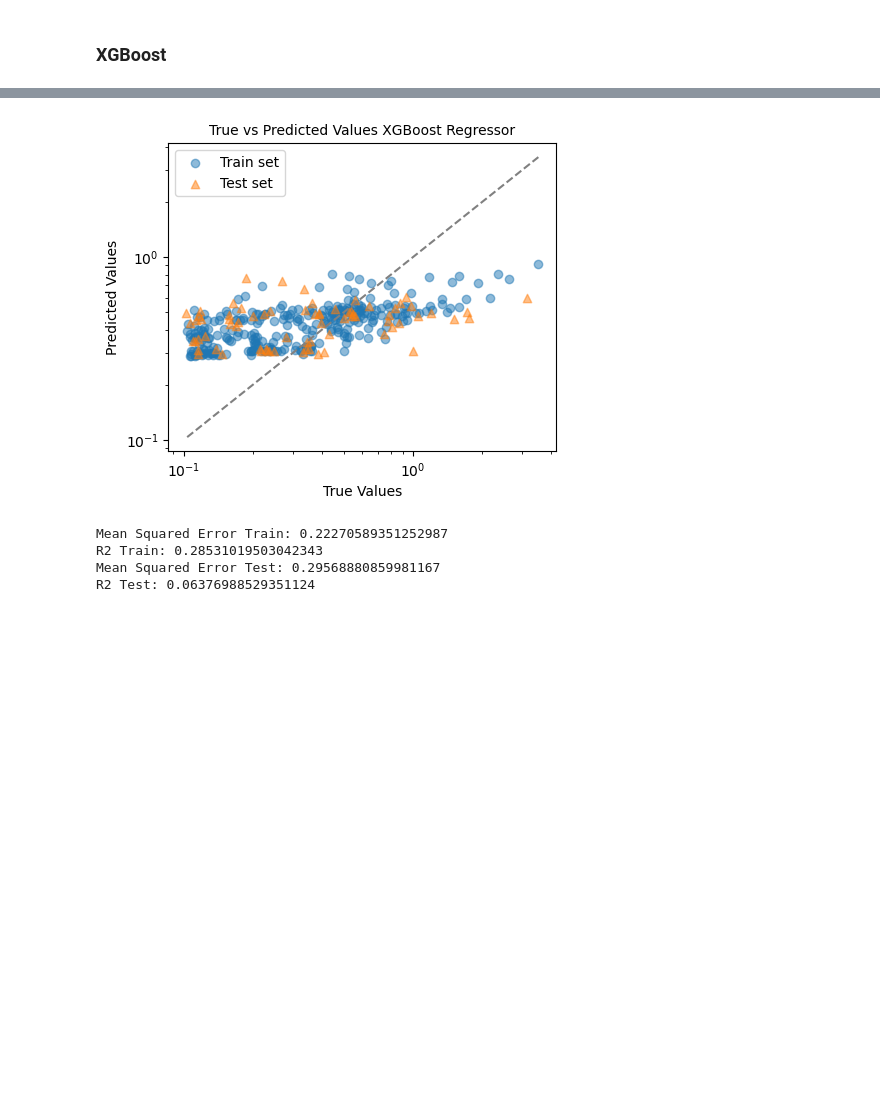
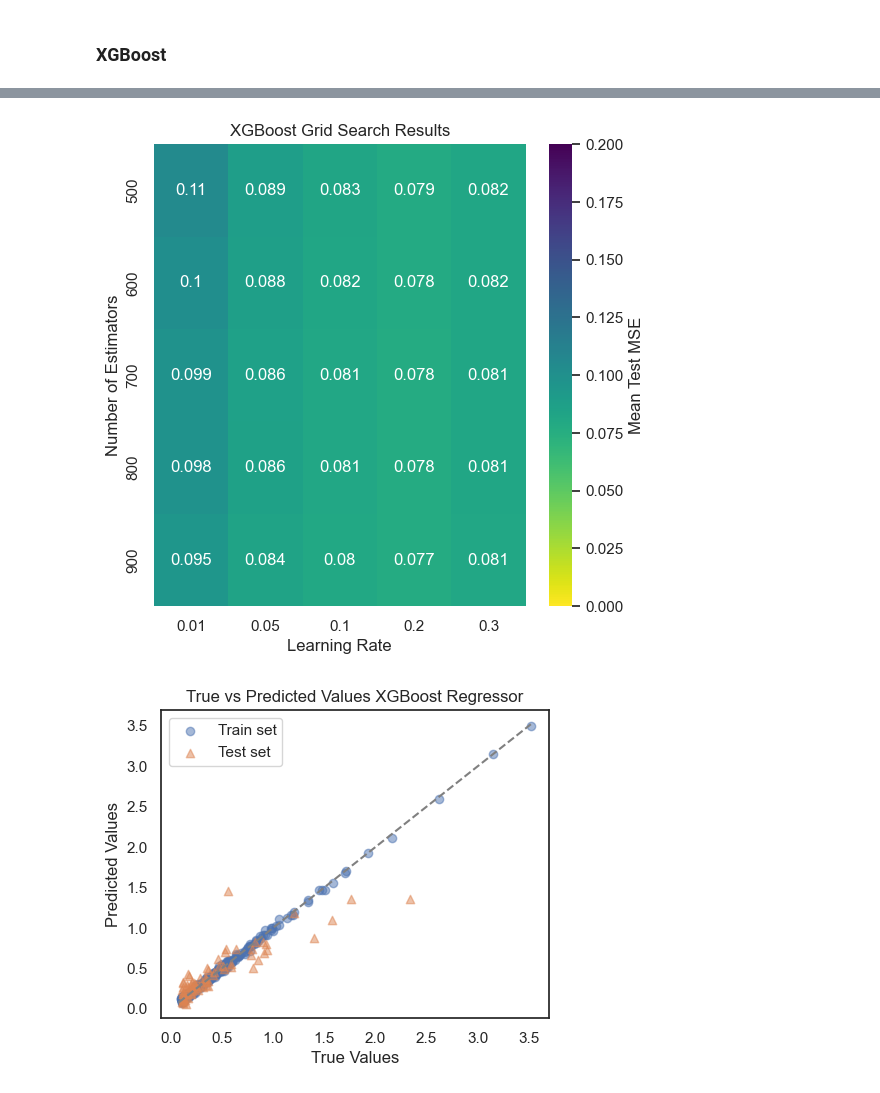
Before and after one commit to krisvals/FYS4155_Projects, a Jupyter notebook: Project3/Regression.ipynb, the cells around one changed output, grey strips where cells are left out. Drawn from its saved outputs; the diff is of its cells as text; code cells hidden in the pictures; blank space fills up the shorter version.

```diff
--- a/Project3/Regression.ipynb
+++ b/Project3/Regression.ipynb
@@ -88,18 +52,12 @@ def plot_true_vs_predicted(y_true, y_pred, set_name, label):
         plt.scatter(y_true, y_pred, alpha=0.5, label=f'{label} set')
     else:
         plt.scatter(y_true, y_pred, alpha=0.5, label=f'{label} set', marker = '^')
-    plt.title('True vs Predicted Values ' + f'{set_name}', fontsize = 10)
+    plt.title('True vs Predicted Values ' + f'{set_name}', fontsize = 12)
     plt.xlabel('True Values')
     plt.ylabel('Predicted Values')
-    plt.xscale('log')
-    plt.yscale('log')
-
-    # Plot a diagonal line where y_pred equals y_true
     line = np.linspace(min(min(y_true), min(y_pred)), max(max(y_true), max(y_pred)), 100)
     if str(label) == 'Train':
         plt.plot(line, line, color='grey', linestyle='--')
-    #plt.xlim(min(min(y_true)-0.1, min(y_pred)-0.1), max(max(y_true)+0.1, max(y_pred)+0.1))
-    #plt.ylim(min(min(y_true)-0.1, min(y_pred)-0.1), max(max(y_true)+0.1, max(y_pred)+0.1))
     plt.legend()
 # %% [markdown]
 ## Random Forest Regressor
@@ -253,37 +234,57 @@ def XGB(n_estimators, learning_rate):
     model =  xgb.XGBRegressor(objective ='reg:squarederror', colsample_bytree = 0.3, tree_method="hist",
     eval_metric=mean_absolute_error, random_state = 1)
     '''
-    XGBoost regressor.
+    XGBoost regressor. A GBR model.
+    Default parameters: base_score=None, booster=None, callbacks=None, colsample_bylevel=None, colsample_bynode=None,
+    colsample_bytree=0.3, device=None, early_stopping_rounds=None, enable_categorical=False,
+    eval_metric= mean_absolute_error, feature_types=None, gamma=None, grow_policy=None, importance_type=None,
+    interaction_constraints=None, learning_rate=0.1, max_bin=None, max_cat_threshold=None,
+    max_cat_to_onehot=None, max_delta_step=None, max_depth=None, max_leaves=None, min_child_weight=None, missing=nan,
+    monotone_constraints=None, multi_strategy=None, n_estimators=100, n_jobs=None, num_parallel_tree=None.
     '''
 
     # Grid-search
     search_space = {
-        'n_estimators': [100],
-        'learning_rate': [0.01],
+        'learning_rate': learning_rate,
+        'n_estimators': n_estimators,
         'max_depth': [3],
-        'min_child_weight': [5],
-        'subsample': [0.8, 1.0],
-        'colsample_bytree': [0.8, 1.0],
-        'gamma': [0],
-        'reg_alpha': [0, 0.1, 0.2],
-        'reg_lambda': [0, 0.1, 0.2],
+        'subsample': [0.8],
+        'reg_alpha': [0.1],
+        'reg_lambda': [0.1],
         }
 
     GridSearch = True
     if GridSearch == True:
-        GS = GridSearchCV(estimator=model, param_grid=search_space, scoring=["r2", "neg_root_mean_squared_error"],
-                      refit="r2",cv=5,verbose=4)
-        GS.fit(X_train,y_train)
+        GS = GridSearchCV(estimator=model, param_grid=search_space, scoring=["neg_mean_squared_error"],
+                      refit="neg_mean_squared_error", cv=5, verbose=4)
+        GS.fit(X_train, y_train)
         best_model = GS.best_estimator_
     else:
         RS = RandomizedSearchCV(estimator=model, param_distributions=search_space, n_iter=100,
-                        scoring=["r2", "neg_root_mean_squared_error"], refit="r2", cv=5, verbose=4)
+                        scoring=["neg_root_mean_squared_error"], refit="neg_root_mean_squared_error", cv=5, verbose=4)
         RS.fit(X_train,y_train)
         best_model = RS.best_estimator_
-
-    print(best_model) #See which model was best
     y_pred_train = best_model.predict(X_train)
     y_pred_test = best_model.predict(X_test)
+
+    # Print performance
+    print('Best estimators: ', GS.best_estimator_)
+    print('Best parameters: ', GS.best_params_)
+    print('Train MSE: {:.3f}'.format(-GS.best_score_))
+    mse_test = mean_squared_error(y_test, y_pred_test)
+    print('Test MSE: {:.3f}'.format(mse_test))
+
+    # Make a heatmap
+    results = pd.DataFrame(GS.cv_results_)
+    heatmap_data = results.pivot(index='param_n_estimators', columns='param_learning_rate', values='mean_test_neg_mean_squared_error')
+    heatmap_data = heatmap_data.abs()
+    plt.figure(figsize=(6, 6))
+    sns.heatmap(heatmap_data, annot=True, cmap='viridis_r', fmt='.2', cbar_kws={'label': 'Mean Test MSE'},  vmin=0.0, vmax=0.2)
+    plt.title('XGBoost Grid Search Results')
+    plt.xlabel('Learning Rate')
+    plt.ylabel('Number of Estimators')
+    plt.savefig('grid_search_heatmap_xgb.pdf', format='pdf', bbox_inches="tight")
+    plt.show()
 
     # Plotting the results
     fig = plt.figure(figsize=(5,4))
@@ -292,17 +293,5 @@ def XGB(n_estimators, learning_rate):
     plt.savefig('XGBoost.pdf', format='pdf', bbox_inches="tight")
     plt.show()
 
-    # Evaluate the model
-    mse_train = mean_absolute_error(y_train, y_pred_train)
-    r2_train = r2_score(y_train, y_pred_train)
-    print(f'Mean Squared Error Train: {mse_train}')
-    print(f'R2 Train: {r2_train}')
-
-    mse_test = mean_absolute_error(y_test, y_pred_test)
-    r2_test = r2_score(y_test, y_pred_test)
-    print(f'Mean Squared Error Test: {mse_test}')
-    print(f'R2 Test: {r2_test}')
-
-
-XGB([150], [0.01])
+XGB([500,600,700,800,900], [0.01, 0.05, 0.1, 0.2, 0.3])
 # %% [output]
@@ -326,5 +315,2 @@ Fitting 5 folds for each of 36 candidates, totalling 180 fits
-[figure, old version]
+[figure, new version]
-Mean Squared Error Train: 0.22270589351252987
-R2 Train: 0.28531019503042343
-Mean Squared Error Test: 0.29568880859981167
-R2 Test: 0.06376988529351124
+[figure, added]
```
Also changed, not shown: parts of 6 cells of this notebook, 1 other file.
